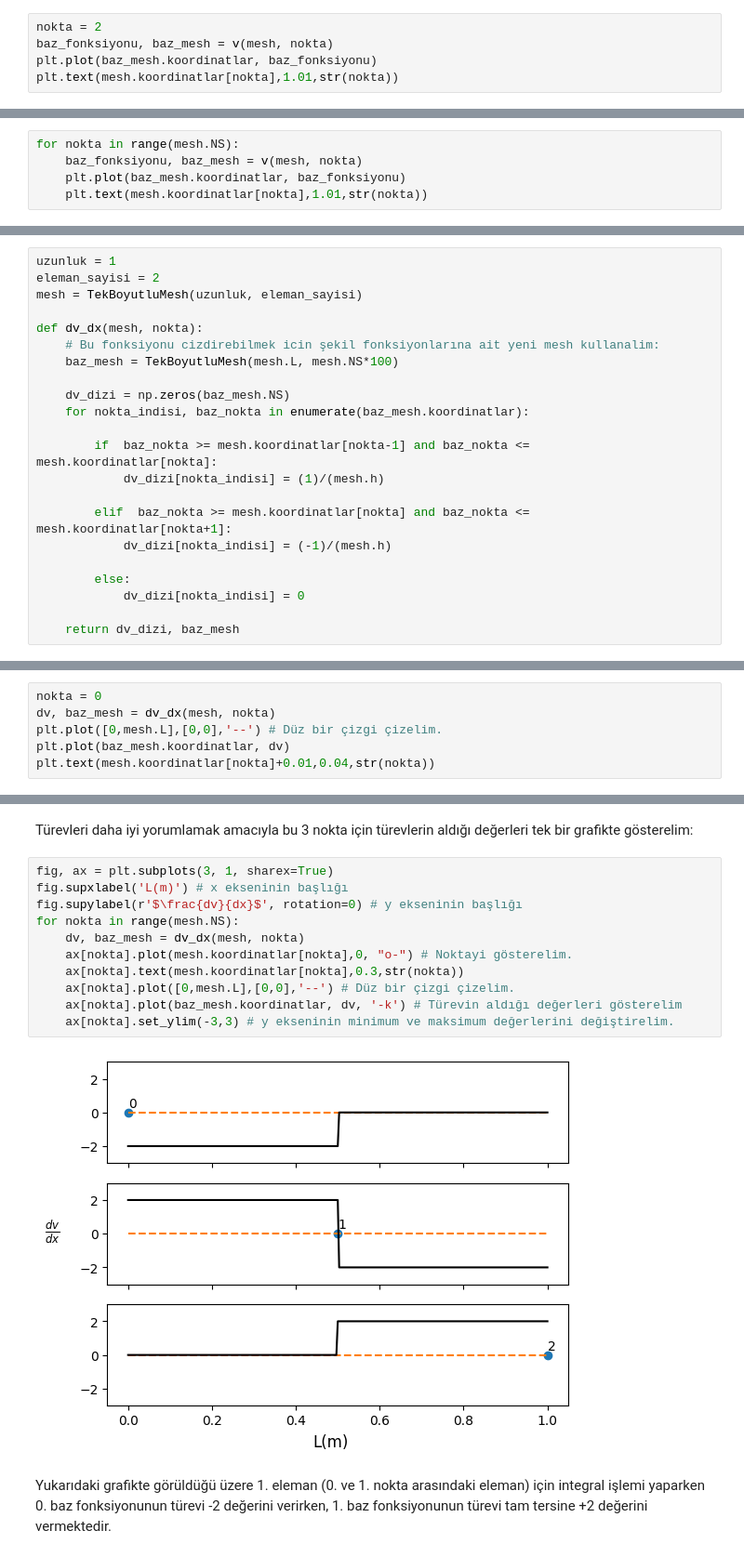
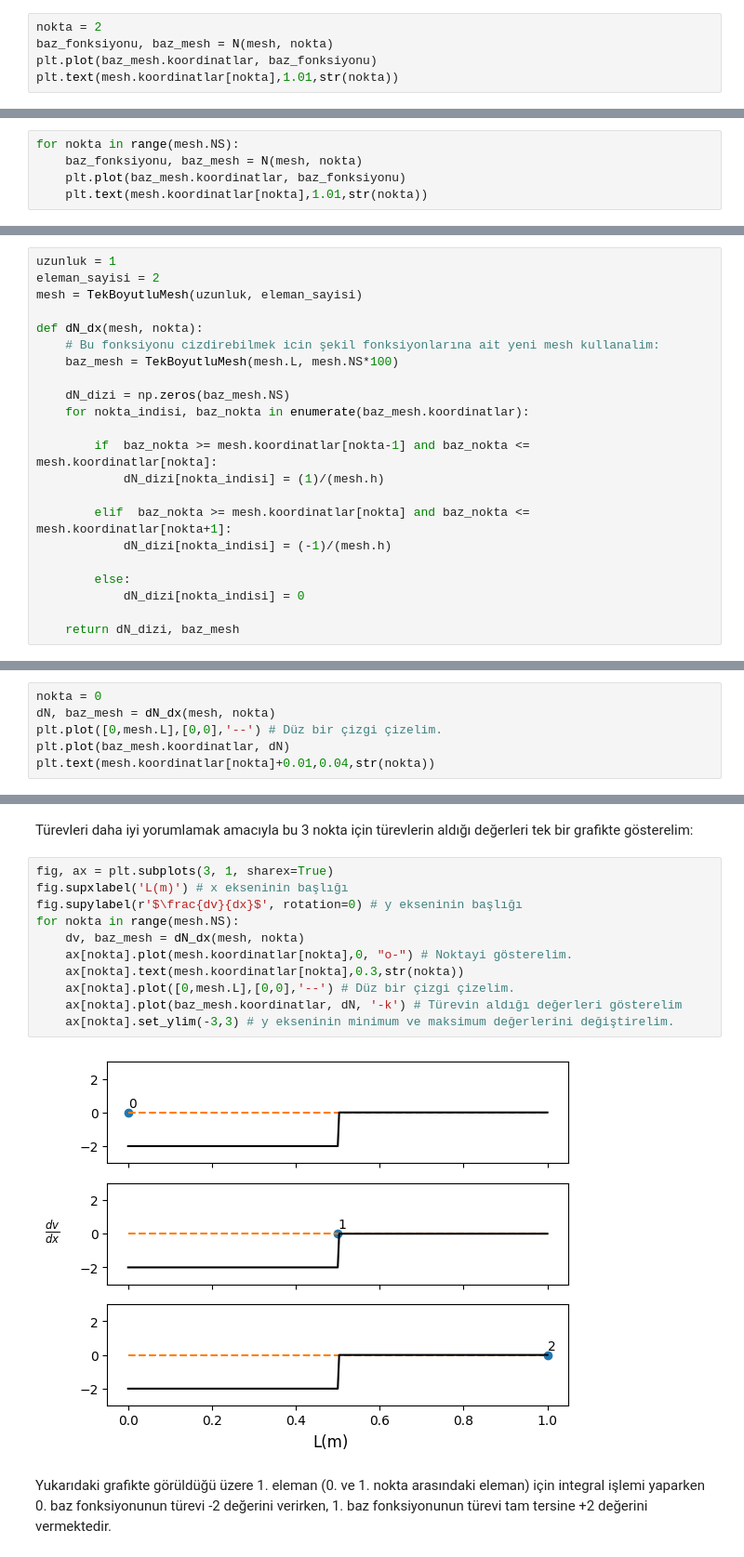
Before and after one commit to seatemelleri/SEA-Temelleri, a Jupyter notebook: Dersler/4_d.ipynb, the cells around one changed output, grey strips where cells are left out. Shown at 93% size. Saved outputs shown, nothing was run; the diff lists cells and outputs as text.

```diff
--- a/Dersler/4_d.ipynb
+++ b/Dersler/4_d.ipynb
@@ -84,7 +84,7 @@ def v(mesh, nokta):
 Bu fonksiyon ile 1 noktasına ait bir şekil fonksiyonu çizdirelim;
 # %%
 nokta = 2
-baz_fonksiyonu, baz_mesh = v(mesh, nokta)
+baz_fonksiyonu, baz_mesh = N(mesh, nokta)
 plt.plot(baz_mesh.koordinatlar, baz_fonksiyonu)
 plt.text(mesh.koordinatlar[nokta],1.01,str(nokta))
 # %% [output]
@@ -94,7 +94,7 @@ Text(1.0, 1.01, '2')
 Görüldüğü üzere 1 noktası için çizilen şekil fonksiyonu, 1 noktası hariç tüm noktalarda 0 değerini alır. Bu şekilde tüm noktalar için maksimum değeri 1 olan ayrı ayrı şekil fonksiyonları elde edilebilir;
 # %%
 for nokta in range(mesh.NS):
-    baz_fonksiyonu, baz_mesh = v(mesh, nokta)
+    baz_fonksiyonu, baz_mesh = N(mesh, nokta)
     plt.plot(baz_mesh.koordinatlar, baz_fonksiyonu)
     plt.text(mesh.koordinatlar[nokta],1.01,str(nokta))
 # %% [output]
@@ -118,30 +118,30 @@ uzunluk = 1
 eleman_sayisi = 2
 mesh = TekBoyutluMesh(uzunluk, eleman_sayisi)
 
-def dv_dx(mesh, nokta):
+def dN_dx(mesh, nokta):
     # Bu fonksiyonu cizdirebilmek icin şekil fonksiyonlarına ait yeni mesh kullanalim:
     baz_mesh = TekBoyutluMesh(mesh.L, mesh.NS*100)
 
-    dv_dizi = np.zeros(baz_mesh.NS)
+    dN_dizi = np.zeros(baz_mesh.NS)
     for nokta_indisi, baz_nokta in enumerate(baz_mesh.koordinatlar):
 
         if  baz_nokta >= mesh.koordinatlar[nokta-1] and baz_nokta <= mesh.koordinatlar[nokta]:
-            dv_dizi[nokta_indisi] = (1)/(mesh.h)
+            dN_dizi[nokta_indisi] = (1)/(mesh.h)
 
         elif  baz_nokta >= mesh.koordinatlar[nokta] and baz_nokta <= mesh.koordinatlar[nokta+1]:
-            dv_dizi[nokta_indisi] = (-1)/(mesh.h)
+            dN_dizi[nokta_indisi] = (-1)/(mesh.h)
 
         else:
-            dv_dizi[nokta_indisi] = 0
+            dN_dizi[nokta_indisi] = 0
 
-    return dv_dizi, baz_mesh
+    return dN_dizi, baz_mesh
 # %% [markdown]
 Şimdi herhangi bir nokta için bu türev fonksiyonunu kullanıp türev değerlerine bakalım:
 # %%
 nokta = 0
-dv, baz_mesh = dv_dx(mesh, nokta)
+dN, baz_mesh = dN_dx(mesh, nokta)
 plt.plot([0,mesh.L],[0,0],'--') # Düz bir çizgi çizelim.
-plt.plot(baz_mesh.koordinatlar, dv)
+plt.plot(baz_mesh.koordinatlar, dN)
 plt.text(mesh.koordinatlar[nokta]+0.01,0.04,str(nokta))
 # %% [output]
 Text(0.01, 0.04, '0')
@@ -151,15 +151,15 @@ Türevleri daha iyi yorumlamak amacıyla bu 3 nokta için türevlerin aldığı
 # %%
 fig, ax = plt.subplots(3, 1, sharex=True)
 fig.supxlabel('L(m)') # x ekseninin başlığı
 fig.supylabel(r'$\frac{dv}{dx}$', rotation=0) # y ekseninin başlığı
 for nokta in range(mesh.NS):
-    dv, baz_mesh = dv_dx(mesh, nokta)
+    dv, baz_mesh = dN_dx(mesh, nokta)
     ax[nokta].plot(mesh.koordinatlar[nokta],0, "o-") # Noktayi gösterelim.
     ax[nokta].text(mesh.koordinatlar[nokta],0.3,str(nokta))
     ax[nokta].plot([0,mesh.L],[0,0],'--') # Düz bir çizgi çizelim.
-    ax[nokta].plot(baz_mesh.koordinatlar, dv, '-k') # Türevin aldığı değerleri gösterelim
+    ax[nokta].plot(baz_mesh.koordinatlar, dN, '-k') # Türevin aldığı değerleri gösterelim
     ax[nokta].set_ylim(-3,3) # y ekseninin minimum ve maksimum değerlerini değiştirelim.
 # %% [output]
-[figure, old version]
+[figure, new version]
 # %% [markdown]
 Yukarıdaki grafikte görüldüğü üzere 1. eleman (0. ve 1. nokta arasındaki eleman) için integral işlemi yaparken 0. baz fonksiyonunun türevi -2 değerini verirken, 1. baz fonksiyonunun türevi tam tersine +2 değerini vermektedir.
```
Also changed, not shown: parts of 3 cells of this notebook.
